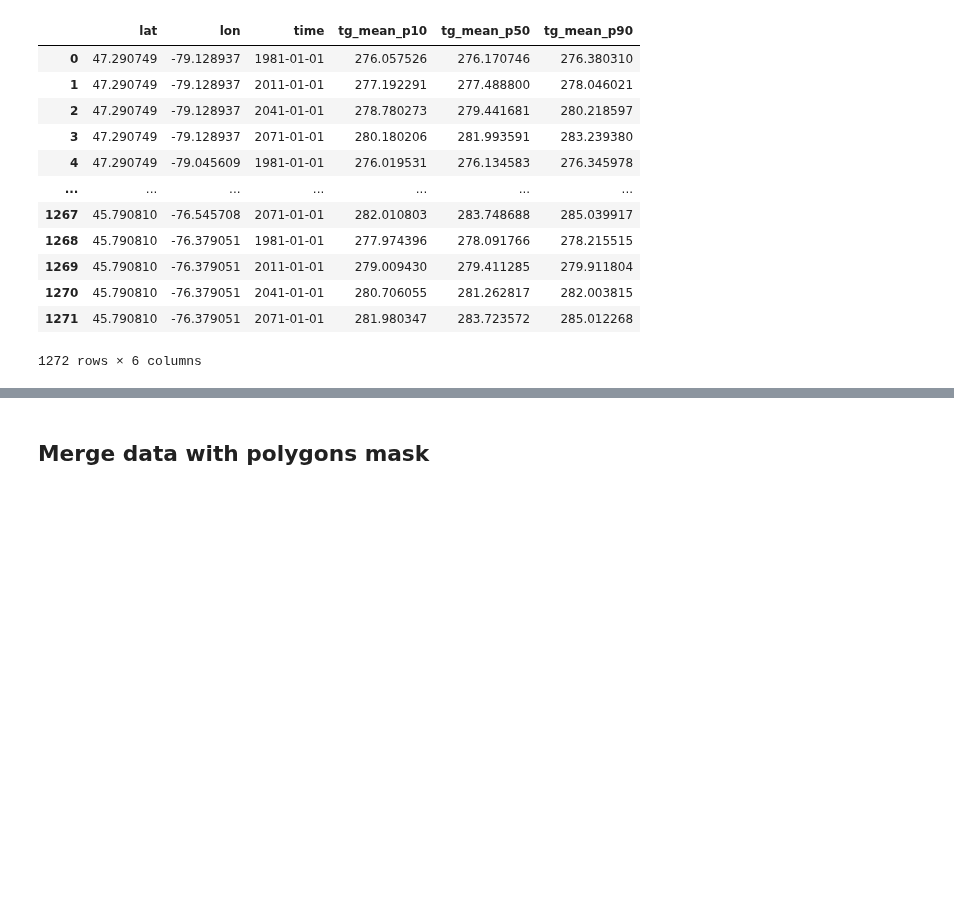
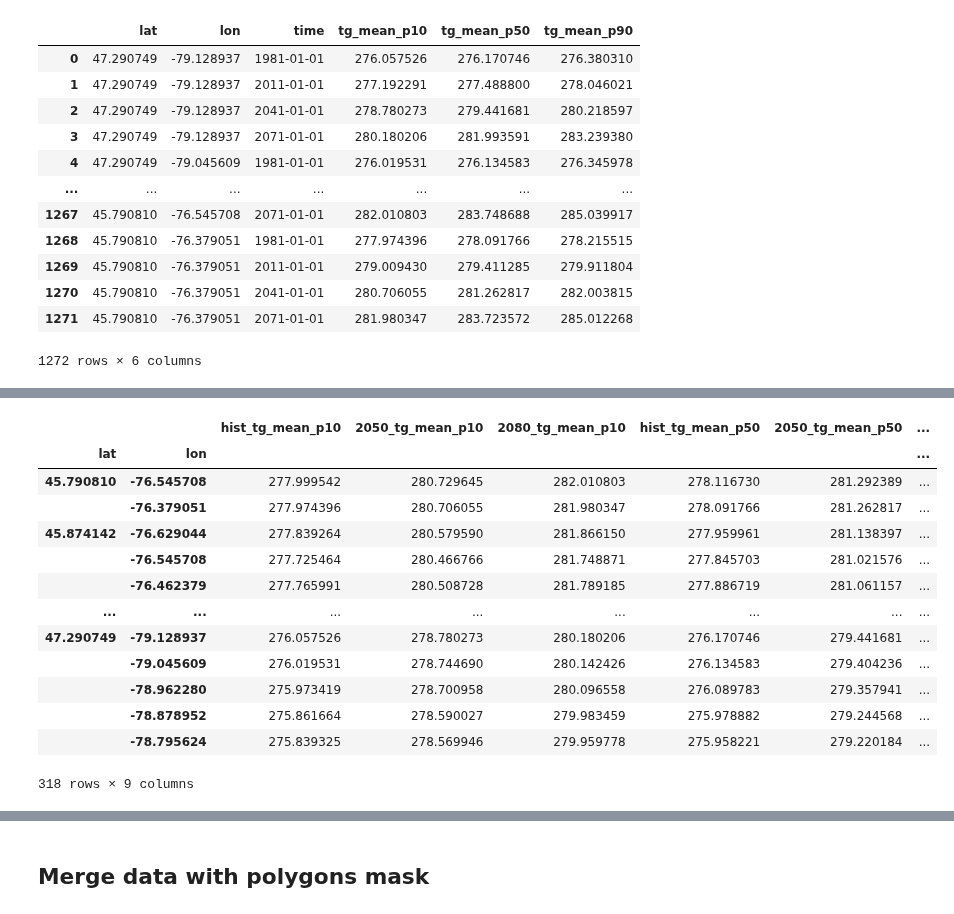
Before and after one commit to marinalopez2110/FistTemplateClimPort, a Jupyter notebook: Creating Maps with Xclim.ipynb, the cells around one changed output, grey strips where cells are left out. Drawn from its saved outputs; the diff is of its cells as text; code cells hidden in the pictures; blank space fills up the shorter version.

```diff
--- a/Creating Maps with Xclim.ipynb
+++ b/Creating Maps with Xclim.ipynb
@@ -299,3 +294,18 @@ Data variables:
+# %%
+for region in listRegions:
+    i = 0
+    print region[i]
+    Region1 = listRegions[i]
+    print("sub region created")
+    Region1i = Region1.reset_index()
+    Region1i2 = Region1i[Region1i.time.dt.year!= 2011]
+    print ("2011 eliminated")
+    Regionli3 = Region1i2.pivot_table(index=["lat","lon"], columns="time")
+    print ("DF pivoted")
+    Regionli3.columns = [year + "_tg_mean_p"+p
+                     for p in ["10", "50", "90"]
+                     for year in ["hist","2050", "2080"]]
+    print("Columns renamed")
 # %% [markdown]
 ## Example for Region 1
 # %%
@@ -319,0 +367,21 @@ Region1i
+# %%
+Regionli3.columns = [year + "_tg_mean_p"+p
+                     for p in ["10", "50", "90"]
+                     for year in ["hist","2050", "2080"]]#"hist_tg_mean_p10", "2050_tg_mean_p10","2080_tg_mean_p10","hist_tg_mean_p50","tg_mean_p50","tg_mean_p90","tg_mean_p10","tg_mean_p50","tg_mean_p90",]
+
+Regionli3
+# %% [output]
+|  |  | hist_tg_mean_p10 | 2050_tg_mean_p10 | 2080_tg_mean_p10 | hist_tg_mean_p50 | 2050_tg_mean_p50 | ... |
+| lat | lon |  |  |  |  |  | ... |
+| 45.790810 | -76.545708 | 277.999542 | 280.729645 | 282.010803 | 278.116730 | 281.292389 | ... |
+|  | -76.379051 | 277.974396 | 280.706055 | 281.980347 | 278.091766 | 281.262817 | ... |
+| 45.874142 | -76.629044 | 277.839264 | 280.579590 | 281.866150 | 277.959961 | 281.138397 | ... |
+|  | -76.545708 | 277.725464 | 280.466766 | 281.748871 | 277.845703 | 281.021576 | ... |
+|  | -76.462379 | 277.765991 | 280.508728 | 281.789185 | 277.886719 | 281.061157 | ... |
+| ... | ... | ... | ... | ... | ... | ... | ... |
+| 47.290749 | -79.128937 | 276.057526 | 278.780273 | 280.180206 | 276.170746 | 279.441681 | ... |
+|  | -79.045609 | 276.019531 | 278.744690 | 280.142426 | 276.134583 | 279.404236 | ... |
+|  | -78.962280 | 275.973419 | 278.700958 | 280.096558 | 276.089783 | 279.357941 | ... |
+|  | -78.878952 | 275.861664 | 278.590027 | 279.983459 | 275.978882 | 279.244568 | ... |
+|  | -78.795624 | 275.839325 | 278.569946 | 279.959778 | 275.958221 | 279.220184 | ... |
+318 rows × 9 columns
```
Also changed, not shown: parts of 16 cells of this notebook.
